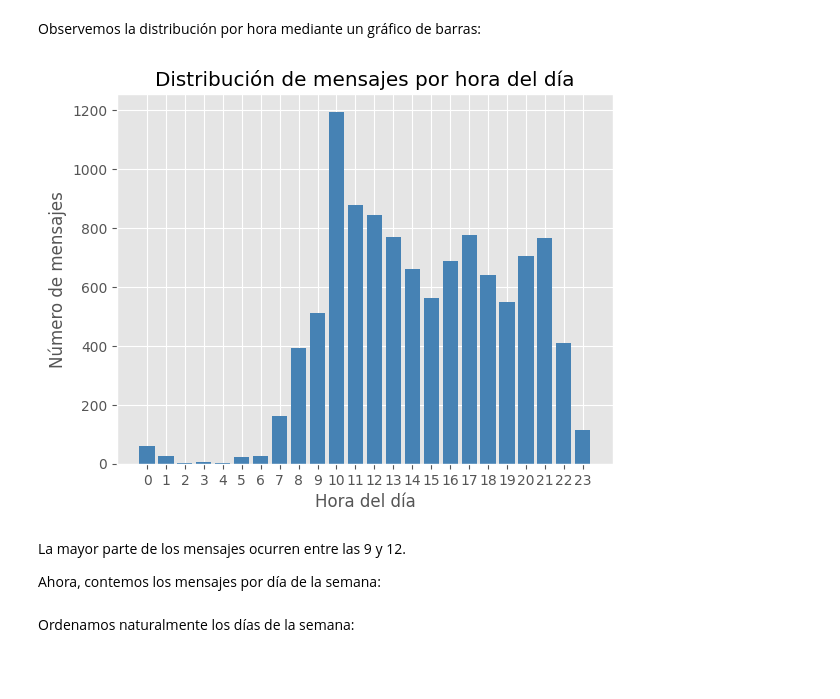
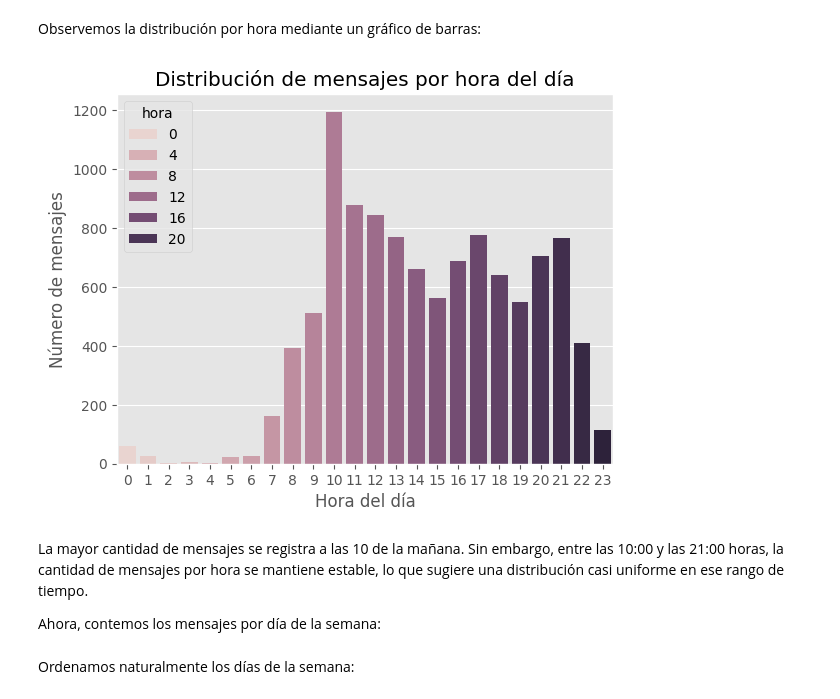
Before and after one commit to isaultirado77/whatsapp, a Jupyter notebook: notebooks/whatsapp_analysis.ipynb, the cells around one changed output. Cells and saved outputs as stored; diff of their text form; code cells hidden in the pictures; blank space fills up the shorter version.

```diff
--- a/notebooks/whatsapp_analysis.ipynb
+++ b/notebooks/whatsapp_analysis.ipynb
@@ -549,4 +699,4 @@ Para analizar la distribución temporal de los mensajes, es necesario extraer ot
 # %%
-df['hour'] = df['datetime'].dt.hour
-df['day_of_week'] = df['datetime'].dt.day_name(locale='es_ES')
+df['hora'] = df['datetime'].dt.hour
+df['dia'] = df['datetime'].dt.day_name(locale='es_ES')
 # %%
@@ -554,4 +711,5 @@ df.head();  # OK
 # %% [markdown]
 Los mensajes por hora del día:
 # %%
-hourly_counts = df.groupby('hour').size()
+hourly_counts = df.groupby('hora').size().reset_index()
+hourly_counts.columns = ['hora', 'count']
@@ -558,16 +736,20 @@ hourly_counts = df.groupby('hour').size()
 # %% [markdown]
 Observemos la distribución por hora mediante un gráfico de barras:
 # %%
-plt.bar(hourly_counts.index, hourly_counts.values, color="steelblue")
-plt.xticks(range(0,24))
+sns.barplot(
+    data=hourly_counts,
+    x='hora',
+    y='count',
+    hue='hora'
+    )
 plt.xlabel("Hora del día")
 plt.ylabel("Número de mensajes")
 plt.title("Distribución de mensajes por hora del día")
 plt.show()
 # %% [output]
-[figure, old version]
+[figure, new version]
 # %% [markdown]
-La mayor parte de los mensajes ocurren entre las 9 y 12.
+La mayor cantidad de mensajes se registra a las 10 de la mañana. Sin embargo, entre las 10:00 y las 21:00 horas, la cantidad de mensajes por hora se mantiene estable, lo que sugiere una distribución casi uniforme en ese rango de tiempo.
 
 Ahora, contemos los mensajes por día de la semana:
 # %%
```
Also changed, not shown: parts of 80 cells of this notebook, 1 other file.
